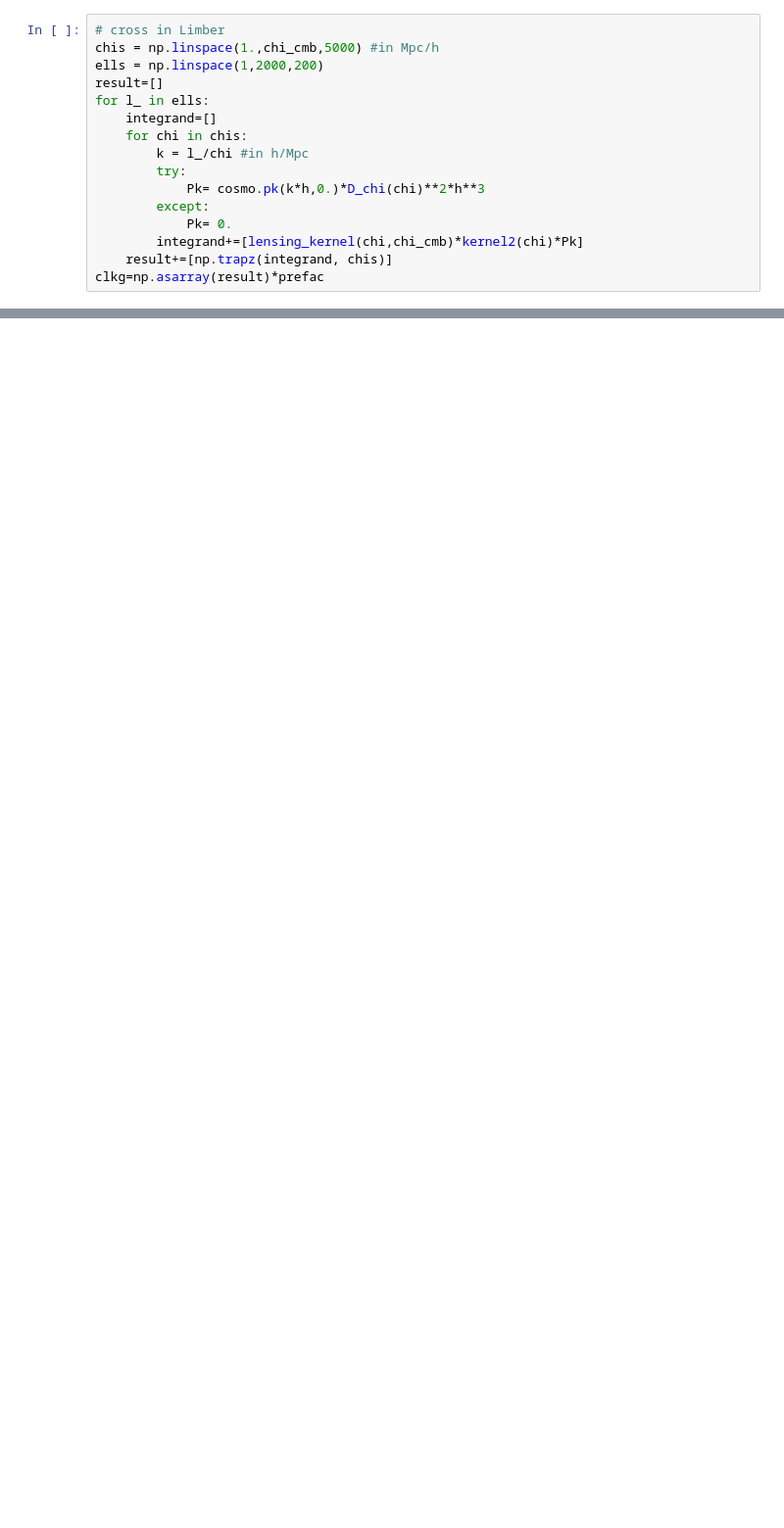
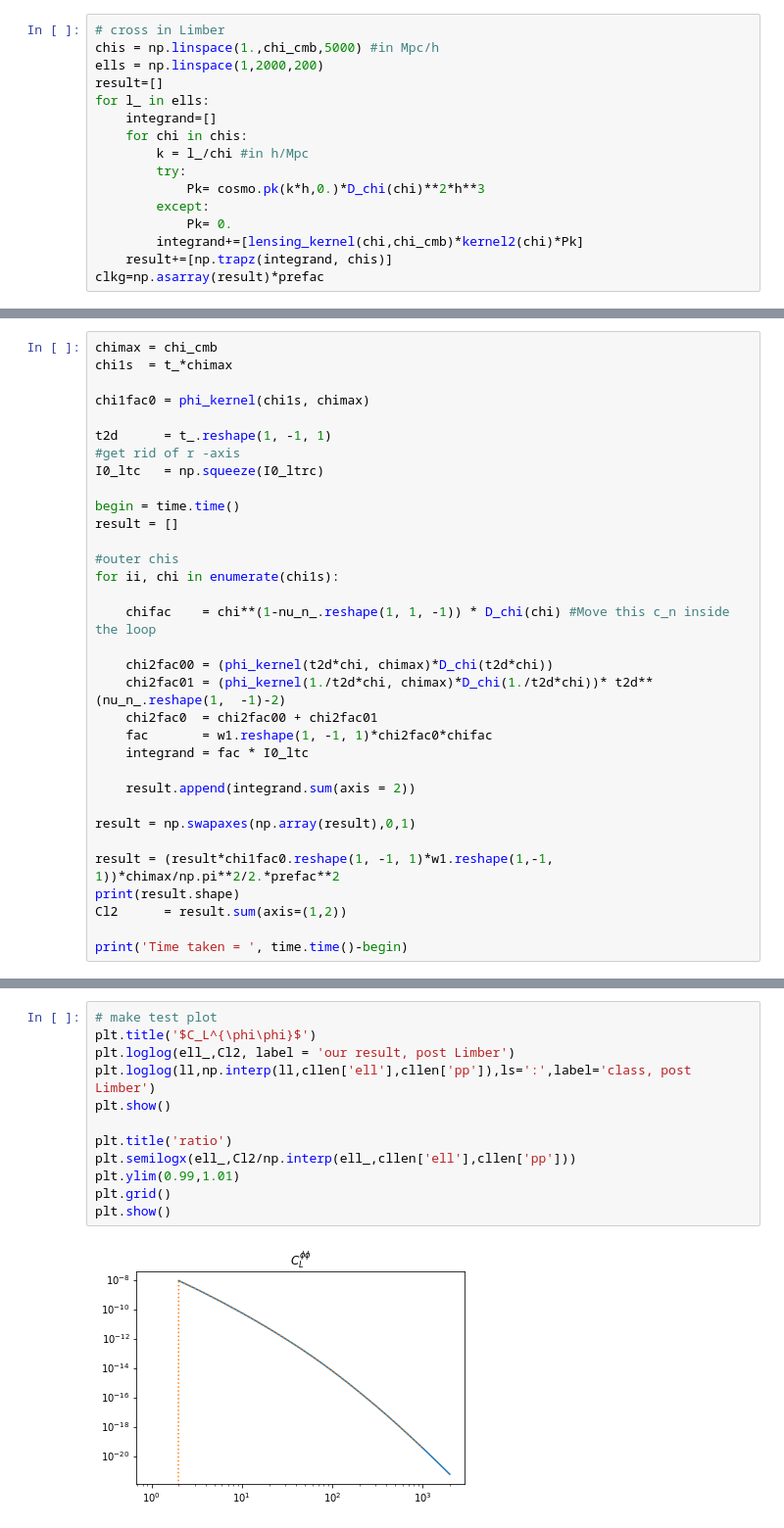
Before and after one commit to VMBoehm/postlimber, a Jupyter notebook: notebooks/postLimber_Integrals_VsVersion.ipynb, the cells around one changed output, grey strips where cells are left out. Shown: that part at 98% size. Saved outputs shown, nothing was run; the diff lists cells and outputs as text; blank space fills up the shorter version.

```diff
--- a/notebooks/postLimber_Integrals_VsVersion.ipynb
+++ b/notebooks/postLimber_Integrals_VsVersion.ipynb
@@ -922,0 +1020,33 @@ plt.legend()
+# %%
+chimax = chi_cmb
+chi1s  = t_*chimax
+
+chi1fac0 = phi_kernel(chi1s, chimax)
+
+t2d      = t_.reshape(1, -1, 1)
+#get rid of r -axis
+I0_ltc   = np.squeeze(I0_ltrc)
+
+begin = time.time()
+result = []
+
+#outer chis
+for ii, chi in enumerate(chi1s):
+
+    chifac    = chi**(1-nu_n_.reshape(1, 1, -1)) * D_chi(chi) #Move this c_n inside the loop
+
+    chi2fac00 = (phi_kernel(t2d*chi, chimax)*D_chi(t2d*chi))
+    chi2fac01 = (phi_kernel(1./t2d*chi, chimax)*D_chi(1./t2d*chi))* t2d**(nu_n_.reshape(1,  -1)-2)
+    chi2fac0  = chi2fac00 + chi2fac01
+    fac       = w1.reshape(1, -1, 1)*chi2fac0*chifac
+    integrand = fac * I0_ltc
+
+    result.append(integrand.sum(axis = 2))
+
+result = np.swapaxes(np.array(result),0,1)
+
+result = (result*chi1fac0.reshape(1, -1, 1)*w1.reshape(1,-1, 1))*chimax/np.pi**2/2.*prefac**2
+print(result.shape)
+Cl2      = result.sum(axis=(1,2))
+
+print('Time taken = ', time.time()-begin)
@@ -922,0 +1056,14 @@ plt.legend()
+# %%
+# make test plot
+plt.title('$C_L^{\phi\phi}$')
+plt.loglog(ell_,Cl2, label = 'our result, post Limber')
+plt.loglog(ll,np.interp(ll,cllen['ell'],cllen['pp']),ls=':',label='class, post Limber')
+plt.show()
+
+plt.title('ratio')
+plt.semilogx(ell_,Cl2/np.interp(ell_,cllen['ell'],cllen['pp']))
+plt.ylim(0.99,1.01)
+plt.grid()
+plt.show()
+# %% [output]
+[figure, added]
```
Also changed, not shown: parts of 40 cells of this notebook.
